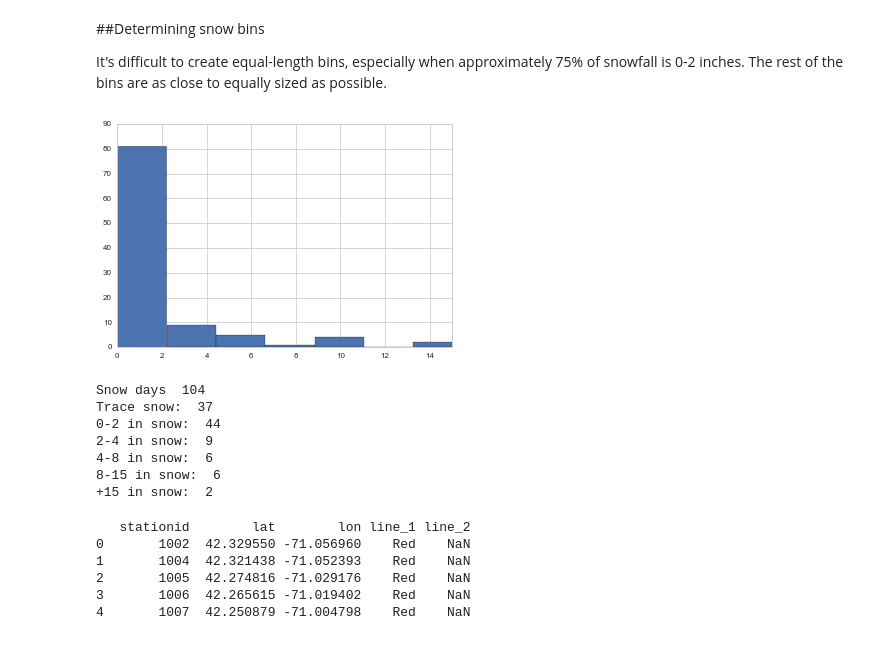
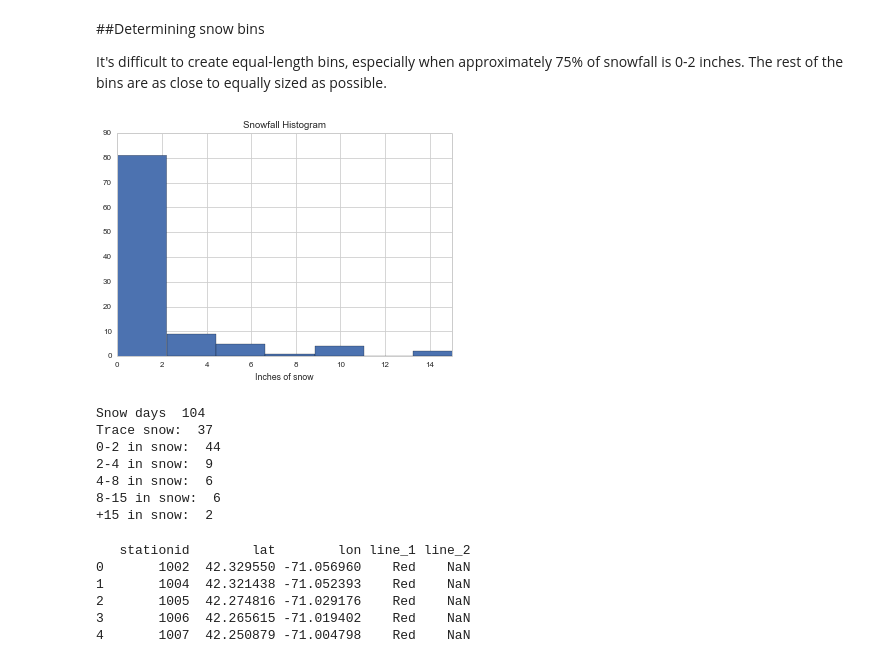
Before and after one commit to azampagl/mbta-weather, a Jupyter notebook: processing/Viz Final Processing.ipynb, the cells around one changed output. Drawn from its saved outputs; the diff is of its cells as text; code cells hidden in the pictures.

```diff
--- a/processing/Viz Final Processing.ipynb
+++ b/processing/Viz Final Processing.ipynb
@@ -46,3 +61,15 @@ print snow_daily.head()
 2  2013-01-03 00:00:00     0          0
 3  2013-01-04 00:00:00     0          0
 4  2013-01-05 00:00:00     0          0
+# %%
+snow_daily['service_day']=map(split_date,snow_daily['service_day'].values)
+snow_daily['service_day']=pd.to_datetime(snow_daily['service_day'], format="%Y-%m-%d")
+# %%
+# trace_snow','snow_02','snow_24','snow_48','snow_815','snow_15',
+
+snow_daily['trace_snow']=(snow_daily['snow']==1)&(snow_daily['snow_fall']==0.0)
+snow_daily['snow_02']=(snow_daily['snow_fall']>0.0)&(snow_daily['snow_fall']<=2.0)
+snow_daily['snow_24']=(snow_daily['snow_fall']>2.0)&(snow_daily['snow_fall']<=4.0)
+snow_daily['snow_48']=(snow_daily['snow_fall']>4.0)&(snow_daily['snow_fall']<=8.0)
+snow_daily['snow_815']=(snow_daily['snow_fall']>8.0)&(snow_daily['snow_fall']<=15.0)
+snow_daily['snow_15']=(snow_daily['snow_fall']>15.0)
@@ -120,21 +156,23 @@ It's difficult to create equal-length bins, especially when approximately 75% of
 # %%
 days_with_snow=snow_daily[snow_daily['snow']==1]
 
 
 plt.hist(days_with_snow['snow_fall'].values,bins=10)
 plt.xlim([0,15])
+plt.title('Snowfall Histogram')
+plt.xlabel('Inches of snow')
 plt.show()
 
 
 print 'Snow days ',len(days_with_snow)
 print 'Trace snow: ',len(days_with_snow[days_with_snow['snow_fall']==0])
 print '0-2 in snow: ',len(days_with_snow[(days_with_snow['snow_fall']>0)&(days_with_snow['snow_fall']<=2)])
 print '2-4 in snow: ',len(days_with_snow[(days_with_snow['snow_fall']>2)&(days_with_snow['snow_fall']<=4)])
 print '4-8 in snow: ',len(days_with_snow[(days_with_snow['snow_fall']>4)&(days_with_snow['snow_fall']<=8)])
 print '8-15 in snow: ',len(days_with_snow[(days_with_snow['snow_fall']>8)&(days_with_snow['snow_fall']<=15)])
 print '+15 in snow: ',len(days_with_snow[(days_with_snow['snow_fall']>15)])
 # %% [output]
-[figure, old version]
+[figure, new version]
 Snow days  104
 Trace snow:  37
 0-2 in snow:  44
```
Also changed, not shown: parts of 14 cells of this notebook.
